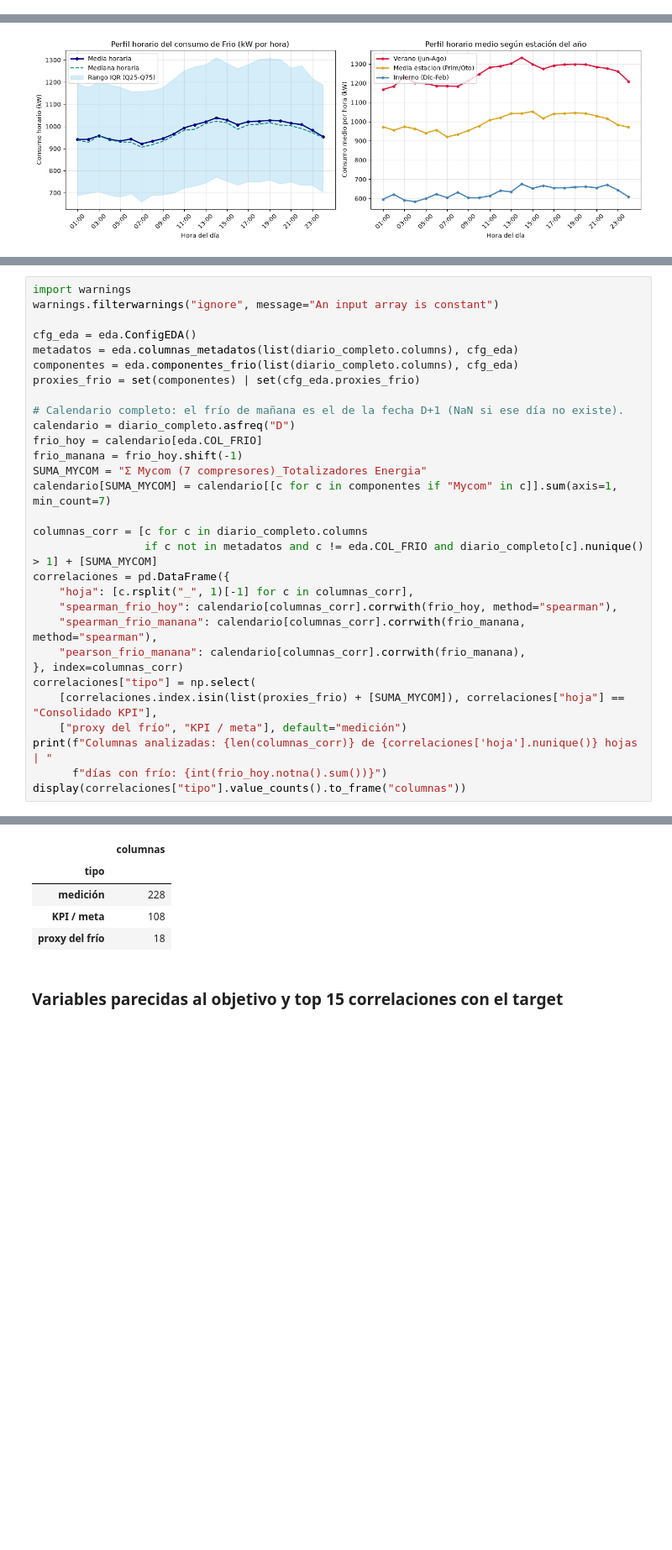
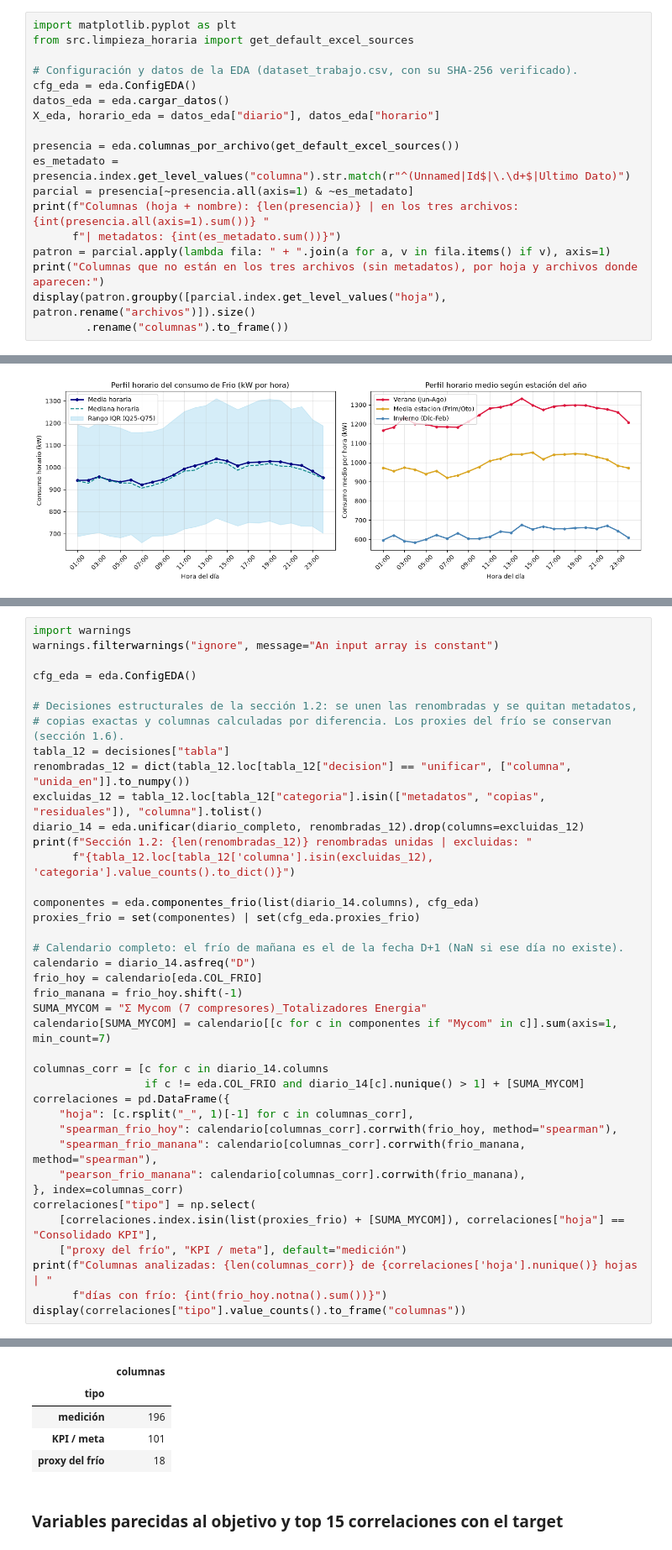
Before and after one commit to s4nt1lu1/tp-final-datos-ii, a Jupyter notebook: notebooks/eda.ipynb, the cells around one changed output, grey strips where cells are left out. Shown at 84% size. Saved outputs shown, nothing was run; the diff lists cells and outputs as text; blank space fills up the shorter version.

```diff
--- a/notebooks/eda.ipynb
+++ b/notebooks/eda.ipynb
@@ -594,0 +601,18 @@ DETECCION DE VALORES ATIPICOS Y REGISTROS INVALIDOS
+# %%
+import matplotlib.pyplot as plt
+from src.limpieza_horaria import get_default_excel_sources
+
+# Configuración y datos de la EDA (dataset_trabajo.csv, con su SHA-256 verificado).
+cfg_eda = eda.ConfigEDA()
+datos_eda = eda.cargar_datos()
+X_eda, horario_eda = datos_eda["diario"], datos_eda["horario"]
+
+presencia = eda.columnas_por_archivo(get_default_excel_sources())
+es_metadato = presencia.index.get_level_values("columna").str.match(r"^(Unnamed|Id$|\.\d+$|Ultimo Dato)")
+parcial = presencia[~presencia.all(axis=1) & ~es_metadato]
+print(f"Columnas (hoja + nombre): {len(presencia)} | en los tres archivos: {int(presencia.all(axis=1).sum())} "
+      f"| metadatos: {int(es_metadato.sum())}")
+patron = parcial.apply(lambda fila: " + ".join(a for a, v in fila.items() if v), axis=1)
+print("Columnas que no están en los tres archivos (sin metadatos), por hoja y archivos donde aparecen:")
+display(patron.groupby([parcial.index.get_level_values("hoja"), patron.rename("archivos")]).size()
+        .rename("columnas").to_frame())
@@ -1433,19 +1599,28 @@ import warnings
 warnings.filterwarnings("ignore", message="An input array is constant")
 
 cfg_eda = eda.ConfigEDA()
-metadatos = eda.columnas_metadatos(list(diario_completo.columns), cfg_eda)
-componentes = eda.componentes_frio(list(diario_completo.columns), cfg_eda)
+
+# Decisiones estructurales de la sección 1.2: se unen las renombradas y se quitan metadatos,
+# copias exactas y columnas calculadas por diferencia. Los proxies del frío se conservan (sección 1.6).
+tabla_12 = decisiones["tabla"]
+renombradas_12 = dict(tabla_12.loc[tabla_12["decision"] == "unificar", ["columna", "unida_en"]].to_numpy())
+excluidas_12 = tabla_12.loc[tabla_12["categoria"].isin(["metadatos", "copias", "residuales"]), "columna"].tolist()
+diario_14 = eda.unificar(diario_completo, renombradas_12).drop(columns=excluidas_12)
+print(f"Sección 1.2: {len(renombradas_12)} renombradas unidas | excluidas: "
+      f"{tabla_12.loc[tabla_12['columna'].isin(excluidas_12), 'categoria'].value_counts().to_dict()}")
+
+componentes = eda.componentes_frio(list(diario_14.columns), cfg_eda)
 proxies_frio = set(componentes) | set(cfg_eda.proxies_frio)
 
 # Calendario completo: el frío de mañana es el de la fecha D+1 (NaN si ese día no existe).
-calendario = diario_completo.asfreq("D")
+calendario = diario_14.asfreq("D")
 frio_hoy = calendario[eda.COL_FRIO]
 frio_manana = frio_hoy.shift(-1)
 SUMA_MYCOM = "Σ Mycom (7 compresores)_Totalizadores Energia"
 calendario[SUMA_MYCOM] = calendario[[c for c in componentes if "Mycom" in c]].sum(axis=1, min_count=7)
 
-columnas_corr = [c for c in diario_completo.columns
-                 if c not in metadatos and c != eda.COL_FRIO and diario_completo[c].nunique() > 1] + [SUMA_MYCOM]
+columnas_corr = [c for c in diario_14.columns
+                 if c != eda.COL_FRIO and diario_14[c].nunique() > 1] + [SUMA_MYCOM]
 correlaciones = pd.DataFrame({
     "hoja": [c.rsplit("_", 1)[-1] for c in columnas_corr],
     "spearman_frio_hoy": calendario[columnas_corr].corrwith(frio_hoy, method="spearman"),
@@ -1463,7 +1639,7 @@ Columnas analizadas: 354 de 15 hojas | días con frío: 1172
 |  | columnas |
 | tipo |  |
-| medición | 228 |
-| KPI / meta | 108 |
+| medición | 196 |
+| KPI / meta | 101 |
 | proxy del frío | 18 |
 # %% [markdown]
 ### Variables parecidas al objetivo y top 15 correlaciones con el target
```
Also changed, not shown: parts of 53 cells of this notebook, 1 other file.
